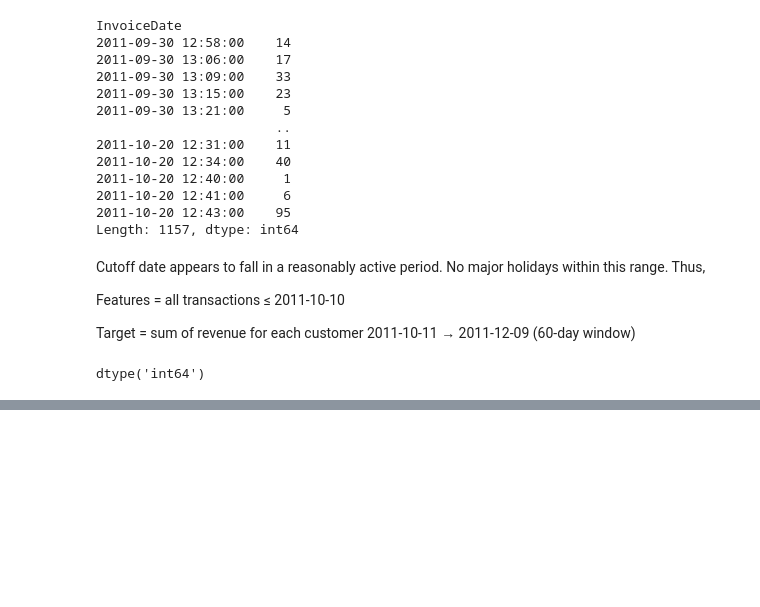
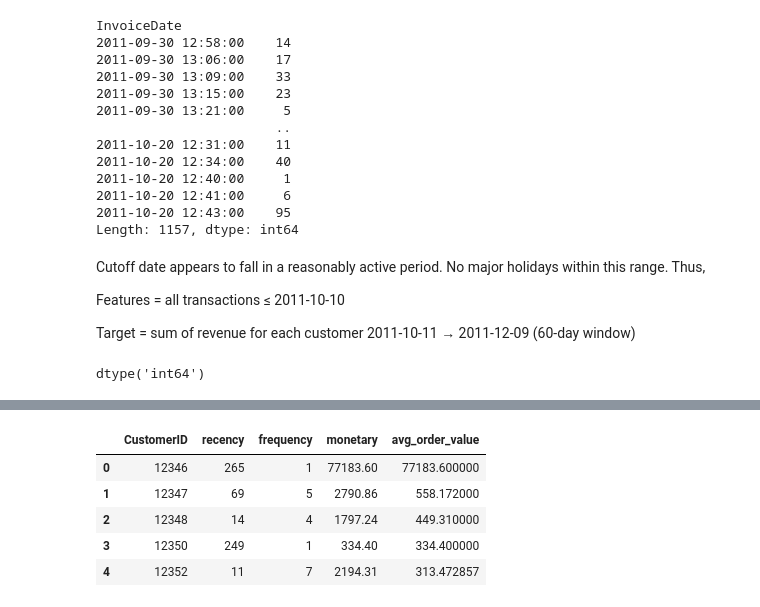
Before and after one commit to Link58155/Capstone3, a Jupyter notebook: notebooks/02_DataWrangling_v1.ipynb, the cells around one changed output, grey strips where cells are left out. Drawn from its saved outputs; the diff is of its cells as text; code cells hidden in the pictures; blank space fills up the shorter version.

```diff
--- a/notebooks/02_DataWrangling_v1.ipynb
+++ b/notebooks/02_DataWrangling_v1.ipynb
@@ -378,0 +430,8 @@ data_raw.to_csv("cleaned_transactions.csv", index=False)
+# %%
+### Calculate Frequency - How often does customer purchase from company?
+
+frequency = (features_txn.groupby('CustomerID')['InvoiceNo'].nunique().rename('frequency'))
+# %%
+### Calculate MonetaryValue - How valuable is the customer historically?
+
+monetary = (features_txn.groupby('CustomerID')['Revenue'].sum().rename('monetary'))
@@ -378,0 +442,4 @@ data_raw.to_csv("cleaned_transactions.csv", index=False)
+# %%
+### Calculate AOV - Total money spent ÷ number of invoices
+
+aov = (monetary / frequency).rename('avg_order_value')
@@ -378,0 +451,11 @@ data_raw.to_csv("cleaned_transactions.csv", index=False)
+# %%
+### Confirm table
+
+features.head()
+# %% [output]
+|  | CustomerID | recency | frequency | monetary | avg_order_value |
+| 0 | 12346 | 265 | 1 | 77183.60 | 77183.600000 |
+| 1 | 12347 | 69 | 5 | 2790.86 | 558.172000 |
+| 2 | 12348 | 14 | 4 | 1797.24 | 449.310000 |
+| 3 | 12350 | 249 | 1 | 334.40 | 334.400000 |
+| 4 | 12352 | 11 | 7 | 2194.31 | 313.472857 |
```
Also changed, not shown: parts of 34 cells of this notebook.
